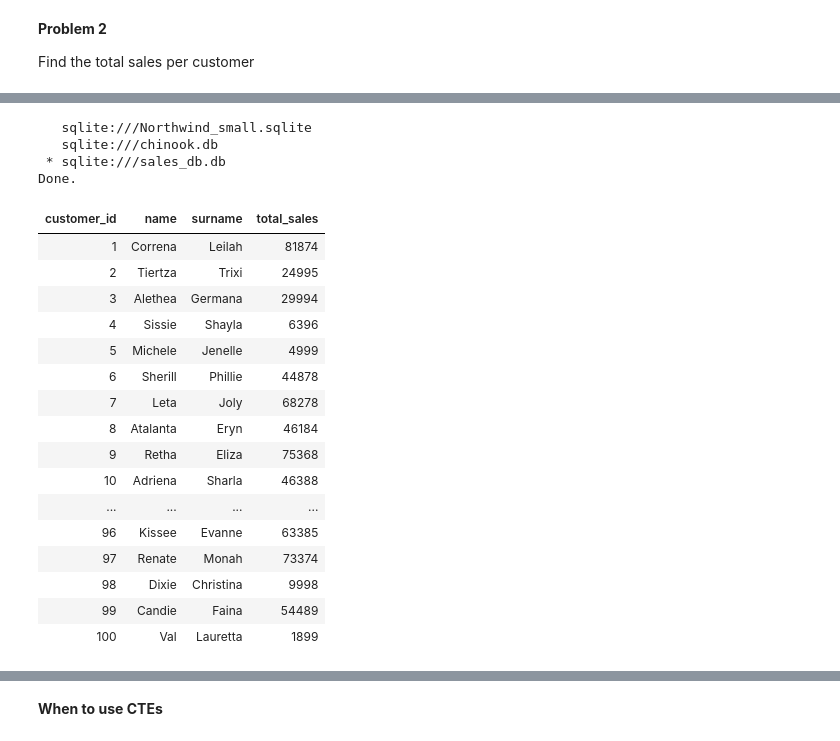
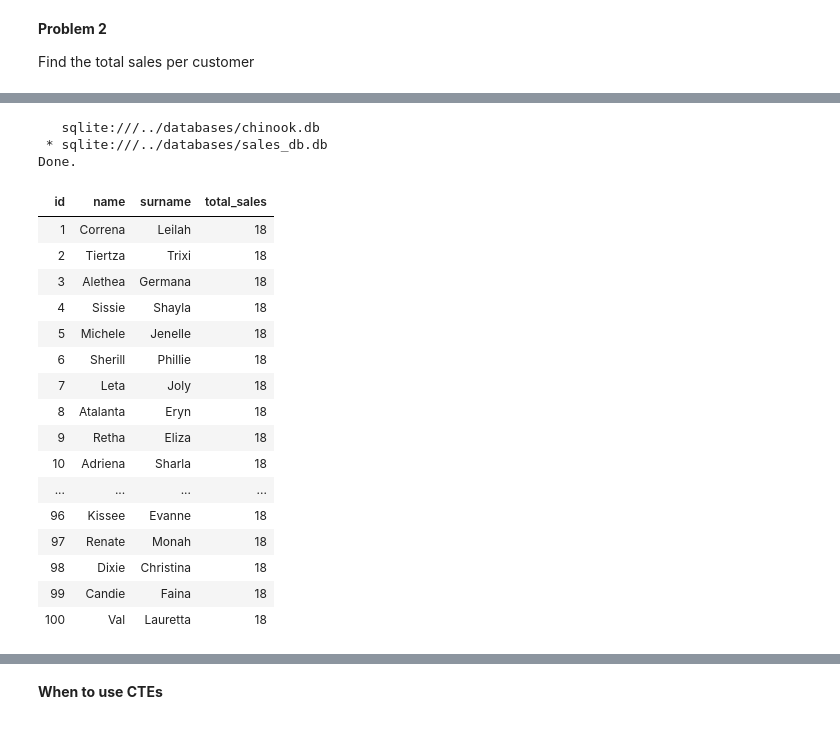
Before and after one commit to YvesMatanga/freemium_datascience, a Jupyter notebook: sql/tutorials/3_Views_CTEs_SPs.ipynb, the cells around one changed output, grey strips where cells are left out. Drawn from its saved outputs; the diff is of its cells as text; code cells hidden in the pictures.

```diff
--- a/sql/tutorials/3_Views_CTEs_SPs.ipynb
+++ b/sql/tutorials/3_Views_CTEs_SPs.ipynb
@@ -209,33 +244,33 @@ Find the total sales per customer
 # %%
 %%sql
 
-SELECT c.id AS customer_id, c.name, c.surname,
-       (SELECT SUM(d.qty * p.price)
-        FROM invoice_details d
-        INNER JOIN invoice inv ON d.inv_id = inv.invoice_id
-        INNER JOIN prd_list p ON d.prd_id = p.id
-        WHERE inv.cust_id = c.id
-        GROUP BY inv.cust_id) AS total_sales
-FROM customer_list c;
+SELECT customer_list.id, customer_list.name, customer_list.surname,
+(
+SELECT SUM(invoice_details.qty) AS 'sales'
+FROM invoice_details JOIN invoice ON invoice.invoice_id = invoice_details.inv_id
+GROUP BY invoice.cust_id
+)
+
+    AS total_sales
+FROM customer_list
 # %% [output]
-   sqlite:///Northwind_small.sqlite
-   sqlite:///chinook.db
- * sqlite:///sales_db.db
+   sqlite:///../databases/chinook.db
+ * sqlite:///../databases/sales_db.db
 Done.
-| customer_id | name | surname | total_sales |
-| 1 | Correna | Leilah | 81874 |
-| 2 | Tiertza | Trixi | 24995 |
-| 3 | Alethea | Germana | 29994 |
-| 4 | Sissie | Shayla | 6396 |
-| 5 | Michele | Jenelle | 4999 |
-| 6 | Sherill | Phillie | 44878 |
-| 7 | Leta | Joly | 68278 |
-| 8 | Atalanta | Eryn | 46184 |
-| 9 | Retha | Eliza | 75368 |
-| 10 | Adriena | Sharla | 46388 |
+| id | name | surname | total_sales |
+| 1 | Correna | Leilah | 18 |
+| 2 | Tiertza | Trixi | 18 |
+| 3 | Alethea | Germana | 18 |
+| 4 | Sissie | Shayla | 18 |
+| 5 | Michele | Jenelle | 18 |
+| 6 | Sherill | Phillie | 18 |
+| 7 | Leta | Joly | 18 |
+| 8 | Atalanta | Eryn | 18 |
+| 9 | Retha | Eliza | 18 |
+| 10 | Adriena | Sharla | 18 |
 | ... | ... | ... | ... |
-| 96 | Kissee | Evanne | 63385 |
-| 97 | Renate | Monah | 73374 |
-| 98 | Dixie | Christina | 9998 |
-| 99 | Candie | Faina | 54489 |
-| 100 | Val | Lauretta | 1899 |
+| 96 | Kissee | Evanne | 18 |
+| 97 | Renate | Monah | 18 |
+| 98 | Dixie | Christina | 18 |
+| 99 | Candie | Faina | 18 |
+| 100 | Val | Lauretta | 18 |
```
Also changed, not shown: parts of 24 cells of this notebook, 1 other file.
